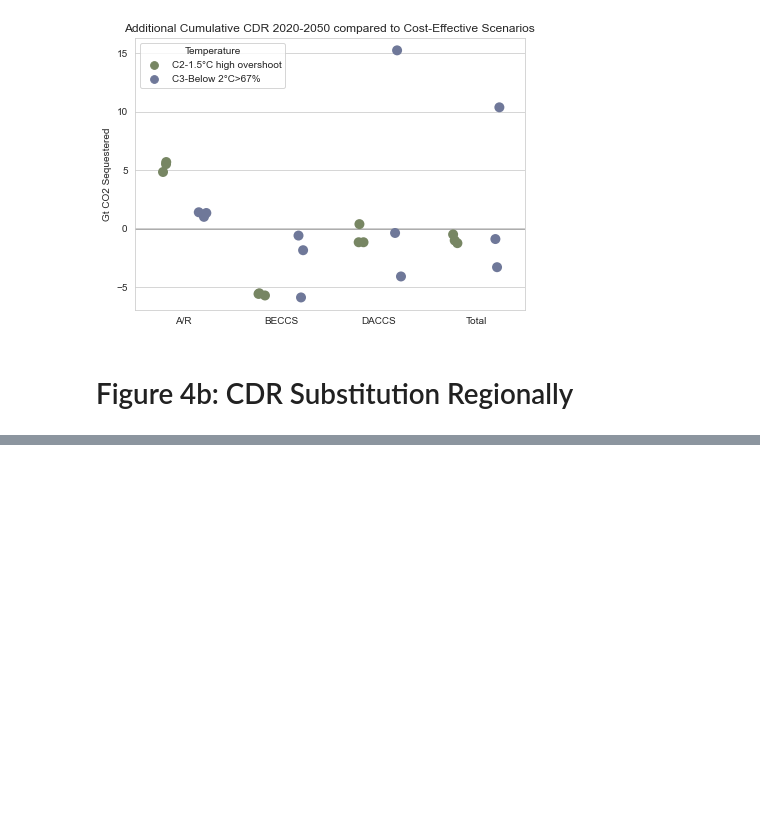
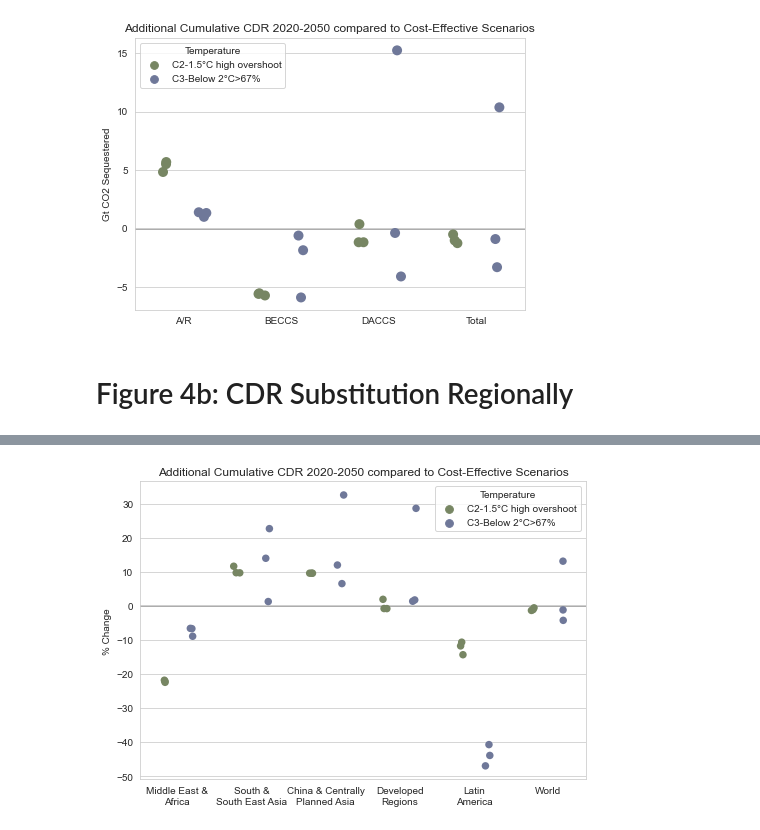
Before and after one commit to iiasa/gidden_brutschin_et_al_2023, a Jupyter notebook: figures/figs_1-4.ipynb, the cells around one changed output, grey strips where cells are left out. Saved outputs shown, nothing was run; the diff lists cells and outputs as text; code cells hidden in the pictures; blank space fills up the shorter version.

```diff
--- a/figures/figs_1-4.ipynb
+++ b/figures/figs_1-4.ipynb
@@ -326,22 +325,23 @@ NameError: name 'region' is not defined
 # %%
 relative = True
 ylabel = '% Change' if relative else 'Gt CO2 Sequestered'
 
-data, pdata = make_data_gov(df, region, relative=relative)
+data, pdata = make_data_gov(df, regions, relative=relative)
 pdata = pdata.replace(replace)
 
 fig, ax = plt.subplots(figsize=(7, 5))
-#sns.boxplot(data=pdata, x="region", y="value", hue='Temperature', ax=ax, showfliers=False)
 sns.stripplot(
     data=pdata, x="region", y="Cumulative CDR from 2020", hue='Temperature', palette=palette, order=order,
     dodge=True, jitter=True, size=7.5,
     ax=ax
 )
 
 ax.set_xlabel('')
 ax.set_ylabel(ylabel)
 ax.axhline(0, c='k', alpha=0.25)
 ax.set_title(f'Additional Cumulative CDR 2020-{year} compared to Cost-Effective Scenarios')
 plt.tight_layout()
 
 fig.savefig('files/fig4b2.svg', bbox_inches='tight')
+# %% [output]
+[figure, added]
```
Also changed, not shown: parts of 9 cells of this notebook.
